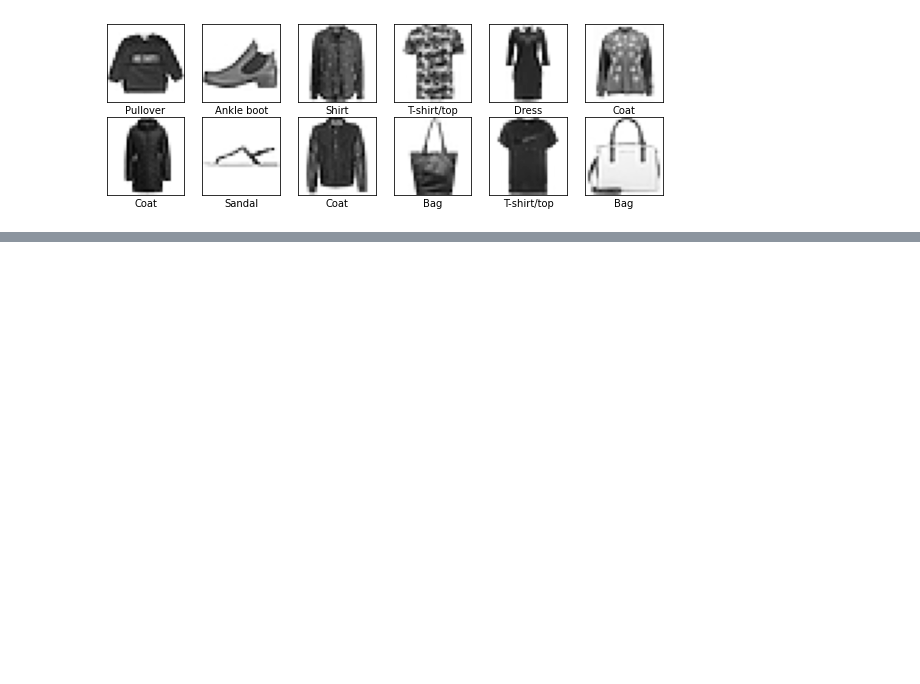
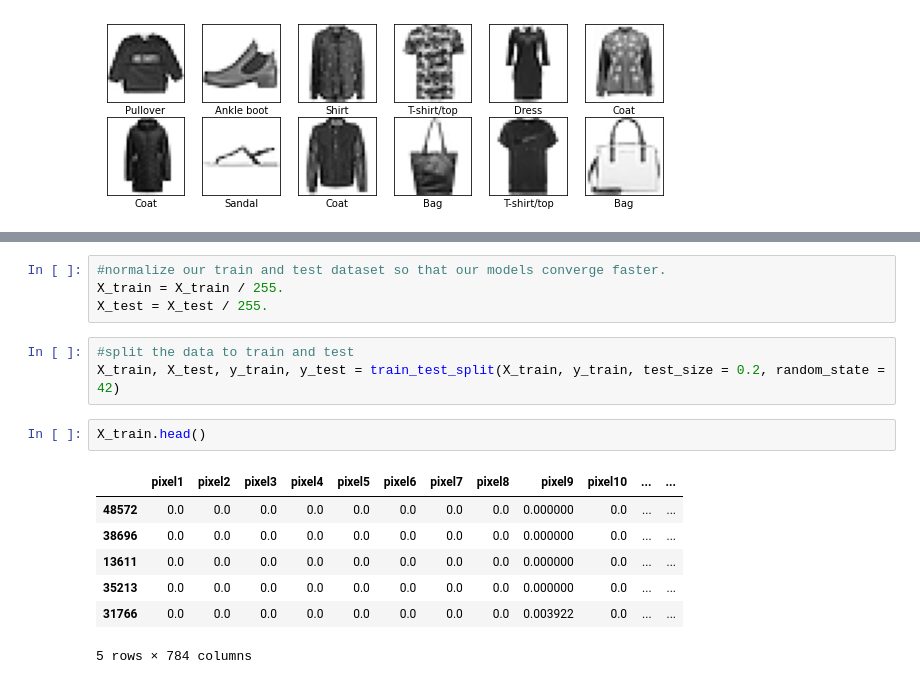
Before and after one commit to GalKoaz/Data-visualization, a Jupyter notebook: Fashion-Mnist.ipynb, the cells around one changed output, grey strips where cells are left out. Drawn from its saved outputs; the diff is of its cells as text; blank space fills up the shorter version.

```diff
--- a/Fashion-Mnist.ipynb
+++ b/Fashion-Mnist.ipynb
@@ -93,0 +123,17 @@ plt.show()
+# %%
+#normalize our train and test dataset so that our models converge faster.
+X_train = X_train / 255.
+X_test = X_test / 255.
+# %%
+#split the data to train and test
+X_train, X_test, y_train, y_test = train_test_split(X_train, y_train, test_size = 0.2, random_state = 42)
+# %%
+X_train.head()
+# %% [output]
+|  | pixel1 | pixel2 | pixel3 | pixel4 | pixel5 | pixel6 | pixel7 | pixel8 | pixel9 | pixel10 | ... | ... |
+| 48572 | 0.0 | 0.0 | 0.0 | 0.0 | 0.0 | 0.0 | 0.0 | 0.0 | 0.000000 | 0.0 | ... | ... |
+| 38696 | 0.0 | 0.0 | 0.0 | 0.0 | 0.0 | 0.0 | 0.0 | 0.0 | 0.000000 | 0.0 | ... | ... |
+| 13611 | 0.0 | 0.0 | 0.0 | 0.0 | 0.0 | 0.0 | 0.0 | 0.0 | 0.000000 | 0.0 | ... | ... |
+| 35213 | 0.0 | 0.0 | 0.0 | 0.0 | 0.0 | 0.0 | 0.0 | 0.0 | 0.000000 | 0.0 | ... | ... |
+| 31766 | 0.0 | 0.0 | 0.0 | 0.0 | 0.0 | 0.0 | 0.0 | 0.0 | 0.003922 | 0.0 | ... | ... |
+5 rows × 784 columns
```
Also changed, not shown: parts of 15 cells of this notebook.
